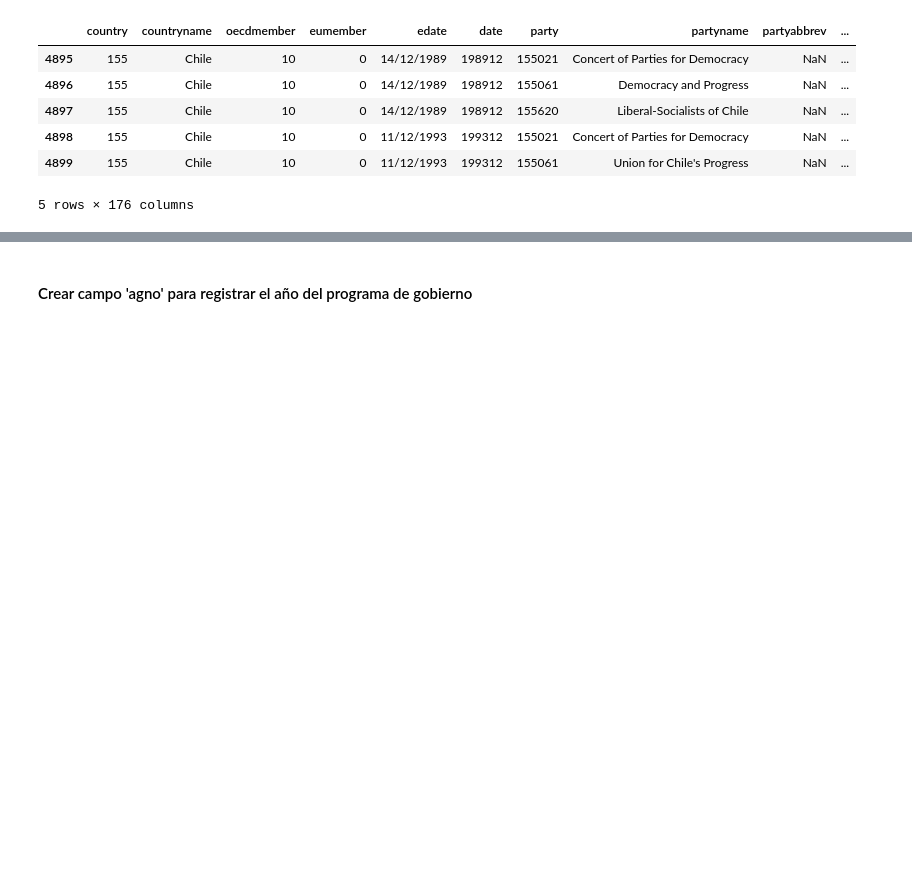
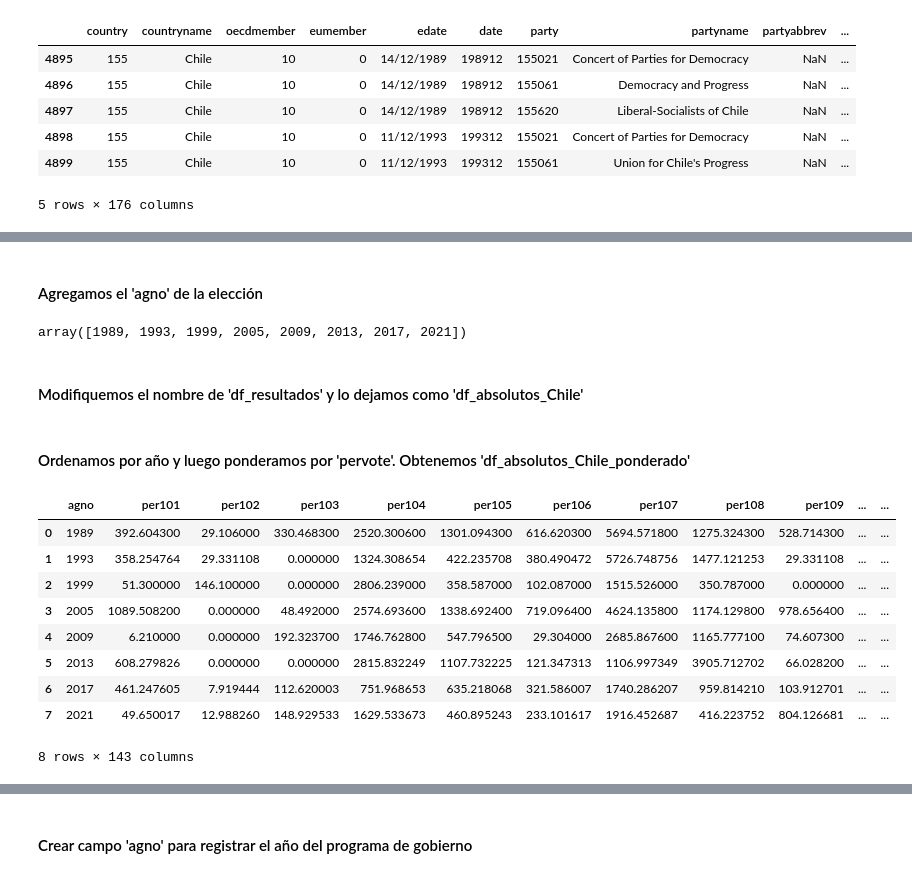
Before and after one commit to MatiasBunsterRaby/Capstone_git, a Jupyter notebook: notebooks/Pruebas_Chile_absoluto.ipynb, the cells around one changed output, grey strips where cells are left out. Cells and saved outputs as stored; diff of their text form; code cells hidden in the pictures; blank space fills up the shorter version.

```diff
--- a/notebooks/Pruebas_Chile_absoluto.ipynb
+++ b/notebooks/Pruebas_Chile_absoluto.ipynb
@@ -426,0 +443,23 @@ df_absolutos.head()
+# %%
+# Corrige nombre de Se
+# Count the number of changes
+count_changes = df_absolutos.loc[df_absolutos['candidatename'].notna() & df_absolutos['candidatename'].str.contains('Piñera'), 'candidatename'].count()
+
+# Replace the values
+df_absolutos.loc[df_absolutos['candidatename'].notna() & df_absolutos['candidatename'].str.contains('Piñera'), 'candidatename'] = 'Sebastián Piñera Echeñique'
+
+# Print the number of changes
+print(f"Number of changes: {count_changes}")
+df_absolutos
+# %% [markdown]
+#### Agregamos el 'agno' de la elección
+# %%
+# Insert column 'agno' into the dataframe, of type int, to the right of column 'date'
+df_absolutos.insert(df_absolutos.columns.get_loc('date') + 1, 'agno', df_absolutos['edate'].str[-4:].astype(int))
+
+unique_agno_values = df_absolutos['agno'].unique()
+unique_agno_values
+# %% [output]
+array([1989, 1993, 1999, 2005, 2009, 2013, 2017, 2021])
+# %% [markdown]
+#### Modifiquemos el nombre de 'df_resultados' y lo dejamos como 'df_absolutos_Chile'
@@ -426,0 +468,27 @@ df_absolutos.head()
+# %% [markdown]
+#### Ordenamos por año y luego ponderamos por 'pervote'. Obtenemos 'df_absolutos_Chile_ponderado'
+# %%
+# Ordenemos por 'agno'
+df_absolutos_Chile = df_absolutos_Chile.sort_values(by='agno')
+
+# # Create a list of column names that begin with 'per' and have a digit in position 4
+# per_columns_4digit = [col for col in df.columns if col.startswith('per') and col[3].isdigit()]
+
+# Group by column 'agno' and calculate the weighted average of each column in 'variables_per' using column 'presvote' as weights
+df_absolutos_Chile_ponderados = df_absolutos_Chile.groupby('agno').apply(
+    lambda x: pd.Series({col: np.average(x[col], weights=x['presvote']) for col in variables_per})
+).reset_index()
+
+# Display the results
+df_absolutos_Chile_ponderados
+# %% [output]
+|  | agno | per101 | per102 | per103 | per104 | per105 | per106 | per107 | per108 | per109 | ... | ... |
+| 0 | 1989 | 392.604300 | 29.106000 | 330.468300 | 2520.300600 | 1301.094300 | 616.620300 | 5694.571800 | 1275.324300 | 528.714300 | ... | ... |
+| 1 | 1993 | 358.254764 | 29.331108 | 0.000000 | 1324.308654 | 422.235708 | 380.490472 | 5726.748756 | 1477.121253 | 29.331108 | ... | ... |
+| 2 | 1999 | 51.300000 | 146.100000 | 0.000000 | 2806.239000 | 358.587000 | 102.087000 | 1515.526000 | 350.787000 | 0.000000 | ... | ... |
+| 3 | 2005 | 1089.508200 | 0.000000 | 48.492000 | 2574.693600 | 1338.692400 | 719.096400 | 4624.135800 | 1174.129800 | 978.656400 | ... | ... |
+| 4 | 2009 | 6.210000 | 0.000000 | 192.323700 | 1746.762800 | 547.796500 | 29.304000 | 2685.867600 | 1165.777100 | 74.607300 | ... | ... |
+| 5 | 2013 | 608.279826 | 0.000000 | 0.000000 | 2815.832249 | 1107.732225 | 121.347313 | 1106.997349 | 3905.712702 | 66.028200 | ... | ... |
+| 6 | 2017 | 461.247605 | 7.919444 | 112.620003 | 751.968653 | 635.218068 | 321.586007 | 1740.286207 | 959.814210 | 103.912701 | ... | ... |
+| 7 | 2021 | 49.650017 | 12.988260 | 148.929533 | 1629.533673 | 460.895243 | 233.101617 | 1916.452687 | 416.223752 | 804.126681 | ... | ... |
+8 rows × 143 columns
```
Also changed, not shown: parts of 16 cells of this notebook, 1 other file.
